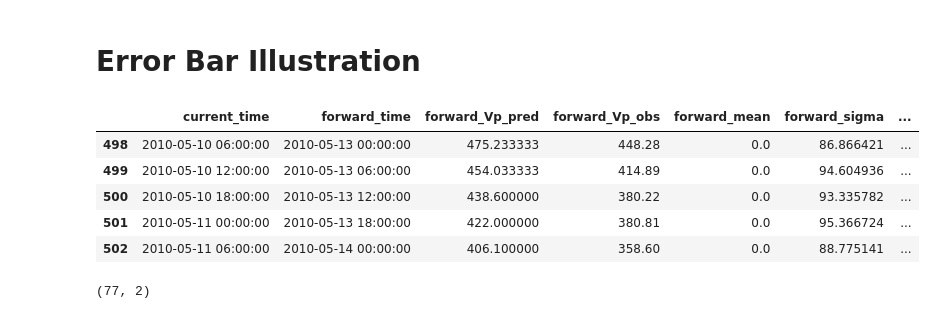
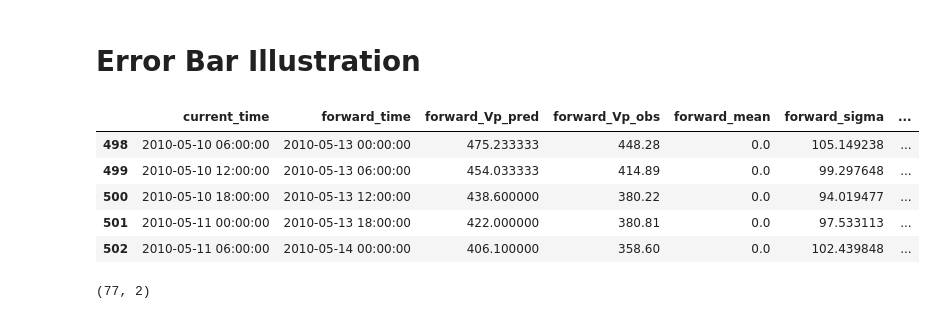
Before and after one commit to ddasilva/wsa_knn_uncertainty_v2, a Jupyter notebook: notebooks/Error Bar Illustration.ipynb, the cells around one changed output. Drawn from its saved outputs; the diff is of its cells as text; code cells hidden in the pictures.

```diff
--- a/notebooks/Error Bar Illustration.ipynb
+++ b/notebooks/Error Bar Illustration.ipynb
@@ -14,21 +14,23 @@ sns.set()
 time_range = (pd.Timestamp("2010-05-13 0:00:00"), pd.Timestamp("2010-06-01 00:00:00"))
 # %%
 # Read from Disk
-df_dataset = pd.read_csv("../data/processed/skew_gaussian/k150/delta_window8/processed_daysahead3_R000.csv")
+df_dataset = pd.read_csv(
+    "../data/processed/skew_gaussian/k200/delta_window8/processed_daysahead3_R000.csv"
+)
 df_dataset.forward_time = pd.to_datetime(df_dataset.forward_time)
 
 # Subset
 df_dataset = df_dataset[df_dataset.forward_time.between(*time_range)]
 
 # Print
 df_dataset.head()
 # %% [output]
 |  | current_time | forward_time | forward_Vp_pred | forward_Vp_obs | forward_mean | forward_sigma | ... |
-| 498 | 2010-05-10 06:00:00 | 2010-05-13 00:00:00 | 475.233333 | 448.28 | 0.0 | 86.866421 | ... |
-| 499 | 2010-05-10 12:00:00 | 2010-05-13 06:00:00 | 454.033333 | 414.89 | 0.0 | 94.604936 | ... |
-| 500 | 2010-05-10 18:00:00 | 2010-05-13 12:00:00 | 438.600000 | 380.22 | 0.0 | 93.335782 | ... |
-| 501 | 2010-05-11 00:00:00 | 2010-05-13 18:00:00 | 422.000000 | 380.81 | 0.0 | 95.366724 | ... |
-| 502 | 2010-05-11 06:00:00 | 2010-05-14 00:00:00 | 406.100000 | 358.60 | 0.0 | 88.775141 | ... |
+| 498 | 2010-05-10 06:00:00 | 2010-05-13 00:00:00 | 475.233333 | 448.28 | 0.0 | 105.149238 | ... |
+| 499 | 2010-05-10 12:00:00 | 2010-05-13 06:00:00 | 454.033333 | 414.89 | 0.0 | 99.297648 | ... |
+| 500 | 2010-05-10 18:00:00 | 2010-05-13 12:00:00 | 438.600000 | 380.22 | 0.0 | 94.019477 | ... |
+| 501 | 2010-05-11 00:00:00 | 2010-05-13 18:00:00 | 422.000000 | 380.81 | 0.0 | 97.533113 | ... |
+| 502 | 2010-05-11 06:00:00 | 2010-05-14 00:00:00 | 406.100000 | 358.60 | 0.0 | 102.439848 | ... |
 # %%
 err1 = []
 err2 = []
```
Also changed, not shown: parts of 3 cells of this notebook, 12 other files.
